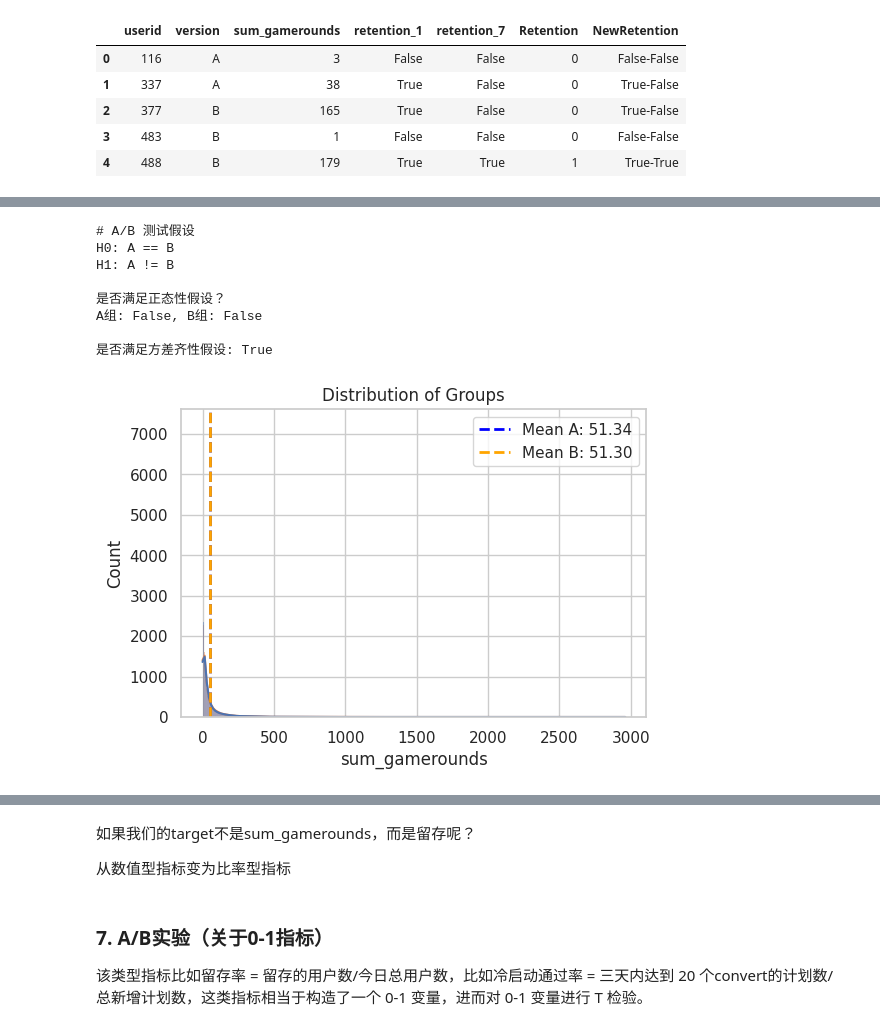
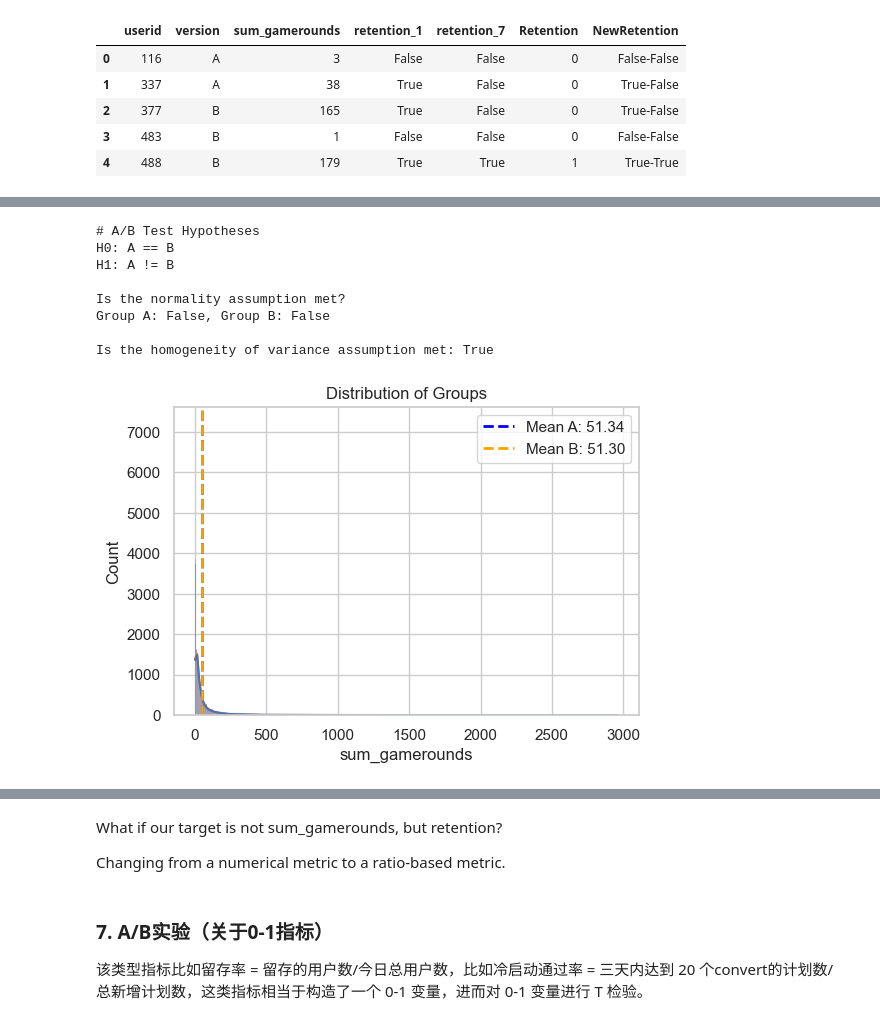
Before and after one commit to Rayliu115/DS_Project_Portfolio, a Jupyter notebook: MobileGame_ threshold_ABTest/code/A_B_Testing.ipynb, the cells around one changed output, grey strips where cells are left out. Drawn from its saved outputs; the diff is of its cells as text; code cells hidden in the pictures.

```diff
--- a/MobileGame_ threshold_ABTest/code/A_B_Testing.ipynb
+++ b/MobileGame_ threshold_ABTest/code/A_B_Testing.ipynb
@@ -342,6 +337,6 @@ import matplotlib as mpl
 import matplotlib.pyplot as plt
 from matplotlib.font_manager import fontManager
 
-fontManager.addfont('TaipeiSansTCBeta-Regular.ttf')
-mpl.rc('font', family='Taipei Sans TC Beta')
+#fontManager.addfont('TaipeiSansTCBeta-Regular.ttf')
+#mpl.rc('font', family='Taipei Sans TC Beta')
 # %%
@@ -784,19 +778,19 @@ from scipy.stats import shapiro, ttest_ind, mannwhitneyu, levene
 import statsmodels.stats.api as sms
 
 def AB_Test(dataframe, group, target, alpha=0.05, visualize=True):
-    # 拆分 A/B 组
+    # Split A/B groups
     groupA = dataframe[dataframe[group] == "A"][target]
     groupB = dataframe[dataframe[group] == "B"][target]
 
-    # 假设检验：正态性
+    # Hypothesis Test: Normality
     ntA = shapiro(groupA)[1] < alpha
     ntB = shapiro(groupB)[1] < alpha
 
-    # 参数检验
+    # Parametric Test
     leveneTest = levene(groupA, groupB)[1] < alpha
 
-    if (ntA == False) & (ntB == False): # 正态分布
-        # 方差齐性
+    if (ntA == False) & (ntB == False):  # Normal distribution
+        # Homogeneity of variance
         if leveneTest == False:
             ttest, p_value = ttest_ind(groupA, groupB, equal_var=True)
             test_type = "Parametric (Equal Variance)"
@@ -804,25 +798,25 @@ def AB_Test(dataframe, group, target, alpha=0.05, visualize=True):
             ttest, p_value = ttest_ind(groupA, groupB, equal_var=False)
             test_type = "Parametric (Unequal Variance)"
     else:
-        # 非参数检验
+        # Non-parametric Test
         ttest, p_value = mannwhitneyu(groupA, groupB, alternative='two-sided')
         test_type = "Non-Parametric"
 
-    # 计算均值差异
+    # Calculate mean difference
     mean_diff = groupB.mean() - groupA.mean()
 
-    # 计算效应大小
+    # Calculate effect size
     nobs_A = len(groupA)
     nobs_B = len(groupB)
     pooled_std = np.sqrt(((nobs_A-1)*groupA.var() + (nobs_B-1)*groupB.var()) / (nobs_A + nobs_B - 2))
     effect_size = mean_diff / pooled_std
 
-    # 计算观察到的功效
+    # Calculate observed power
     observed_power = sms.tt_ind_solve_power(effect_size=effect_size, nobs1=nobs_A, alpha=alpha, alternative='two-sided')
 
-    # 结果
+    # Result
     ab_hypothesis = p_value < alpha
-    comment = "A/B 组无明显差异！" if not ab_hypothesis else "A/B 组有明显差异！"
+    comment = "No significant difference between A/B groups!" if not ab_hypothesis else "Significant difference between A/B groups!"
 
     result = pd.DataFrame({
         "Test Type": [test_type],
@@ -833,52 +827,51 @@ def AB_Test(dataframe, group, target, alpha=0.05, visualize=True):
         "Mean Difference": [mean_diff],
         "Effect Size": [effect_size],
         "Observed Power": [observed_power],
         "Comment": [comment],
         "t-stats": [ttest]
     })
 
-    # 打印假设
-    print("# A/B 测试假设")
+    # Print Hypotheses
+    print("# A/B Test Hypotheses")
     print("H0: A == B")
     print("H1: A != B", "\n")
 
-    # 打印是否满足正态性和方差齐性假设
-    print(f"是否满足正态性假设？\nA组: {not ntA}, B组: {not ntB}\n")
-    print(f"是否满足方差齐性假设: {not leveneTest}", "\n")
+    # Print whether the assumptions of normality and homogeneity of variance are met
+    print(f"Is the normality assumption met?\nGroup A: {not ntA}, Group B: {not ntB}\n")
+    print(f"Is the homogeneity of variance assumption met: {not leveneTest}", "\n")
 
-    # 可视化
+    # Visualization
     if visualize:
         plt.figure(figsize=(6, 4))
         sns.histplot(data=dataframe, x=target, hue=group, kde=True)
         plt.axvline(groupA.mean(), color='blue', linestyle='dashed', linewidth=2, label=f'Mean A: {groupA.mean():.2f}')
         plt.axvline(groupB.mean(), color='orange', linestyle='dashed', linewidth=2, label=f'Mean B: {groupB.mean():.2f}')
         plt.title('Distribution of Groups')
         plt.legend()
         plt.show()
 
     return result
 
-# 应用 A/B 测试
+# Apply A/B Test
 result = AB_Test(dataframe=ab, group="version", target="sum_gamerounds")
 
 result
 # %% [output]
-# A/B 测试假设
+# A/B Test Hypotheses
 H0: A == B
 H1: A != B
 
-是否满足正态性假设？
-A组: False, B组: False
+Is the normality assumption met?
+Group A: False, Group B: False
 
-是否满足方差齐性假设: True
+Is the homogeneity of variance assumption met: True
-[figure, old version]
+[figure, new version]
 |  | Test Type | target | Homogeneity | AB Hypothesis | p-value | Mean Difference | Effect Size | Observed Power | ... |
 | 0 | Non-Parametric | sum_gamerounds | Yes | Fail to Reject H0 | 0.0509 | -0.0433 | -0.0004 | 0.0505 | ... |
-# %% [markdown]
-如果我们的target不是sum_gamerounds，而是留存呢？
-
-
-从数值型指标变为比率型指标
+# %% [markdown]
+What if our target is not sum_gamerounds, but retention?
+
+Changing from a numerical metric to a ratio-based metric.
 # %% [markdown]
 ### 7. A/B实验（关于0-1指标）
 
```
Also changed, not shown: parts of 71 cells of this notebook.
